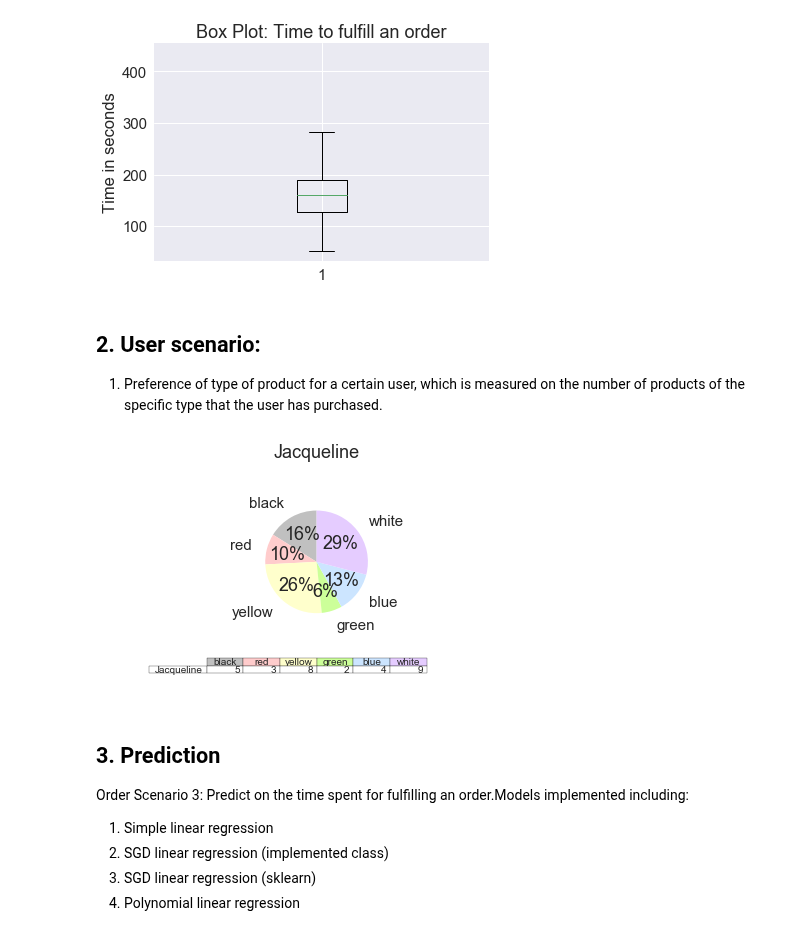
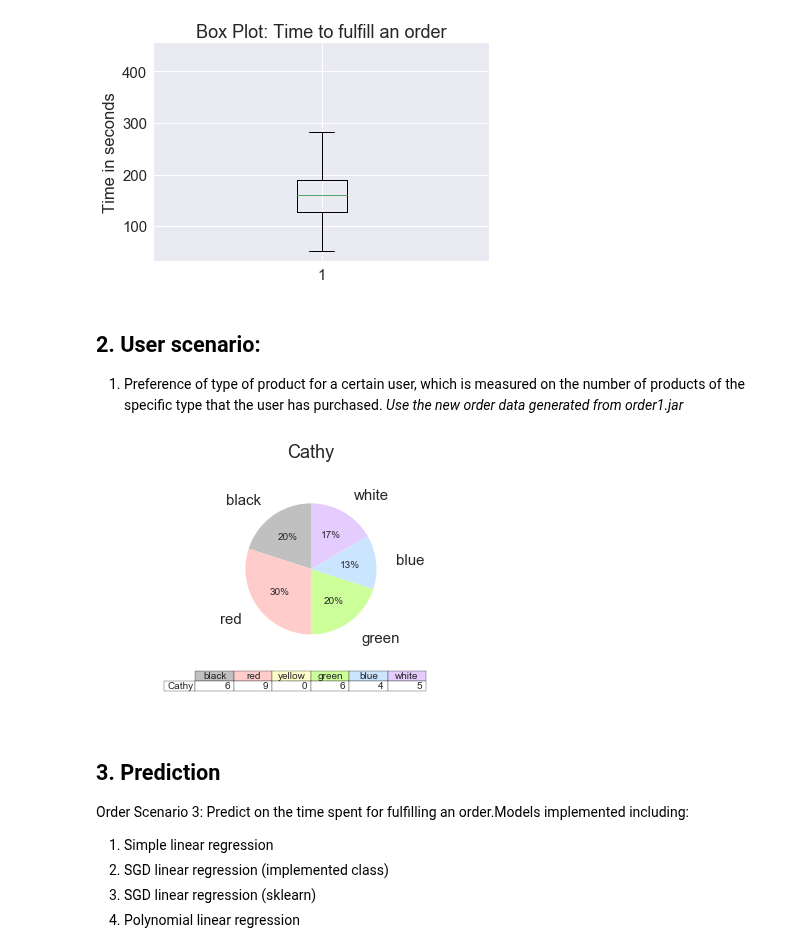
Before and after one commit to miaoever/IOT, a Jupyter notebook: Standup 6/IoT standup 6-regression-exp1.ipynb, the cells around one changed output. Drawn from its saved outputs; the diff is of its cells as text; code cells hidden in the pictures.

Commit message:
MOD: modify notebook based on the modified data

```diff
--- a/Standup 6/IoT standup 6-regression-exp1.ipynb
+++ b/Standup 6/IoT standup 6-regression-exp1.ipynb
@@ -17,20 +17,18 @@ import csv
 
 
 data = {}
-count = 0
-with open('./data/order/ws_orderinfo_orders_server.csv', 'rb') as pscfile:
+with open('../data/exp3/order/new_ws_orderinfo_orders_server.csv', 'rb') as pscfile:
     reader = csv.DictReader(pscfile)
     for row in reader:
         if not row['id'] in (None, ""):
-            count += 1
             data[row['id']] = {k:v for k,v in row.items() if k <> 'id'}
 
 
-with open('./data/order1/ws_orderinfo_orders_server.csv', 'rb') as pscfile:
+with open('../data/exp3/new/ws_orderinfo_orders_server.csv', 'rb') as pscfile:
     reader = csv.DictReader(pscfile)
     for row in reader:
         if not row['id'] in (None, ""):
-            data[str(int(row['id'])+count)] = {k:v for k,v in row.items() if k <> 'id'}
+            data[row['id']] = {k:v for k,v in row.items() if k <> 'id'}
 
 
 labels = 'black', 'red', 'yellow', 'green', 'blue', 'white'
@@ -132,8 +131,14 @@ import matplotlib.pyplot as plt
 # Here is the data read from the csv file
 results = []
 
-count = 0
-with open('./data/order1/ws_orderinfo_orders_server.csv', 'rb') as pscfile:
+with open('../data/exp3/order/new_ws_orderinfo_orders_server.csv', 'rb') as pscfile:
+    reader = csv.DictReader(pscfile)
+    for row in reader:
+        if not row['id'] in (None, ""):
+            shipdate = datetime.datetime.strptime(row['shipdate'], "%Y-%m-%d %H:%M:%S")
+            takendate = datetime.datetime.strptime(row['tokendate'], "%Y-%m-%d %H:%M:%S")
+            results.append((shipdate - takendate).total_seconds())
+with open('../data/exp3/new/ws_orderinfo_orders_server.csv', 'rb') as pscfile:
     reader = csv.DictReader(pscfile)
     for row in reader:
         if not row['id'] in (None, ""):
@@ -142,13 +147,6 @@ with open('./data/order1/ws_orderinfo_orders_server.csv', 'rb') as pscfile:
             results.append((shipdate - takendate).total_seconds())
 
 
-with open('./data/order/ws_orderinfo_orders_server.csv', 'rb') as pscfile:
-    reader = csv.DictReader(pscfile)
-    for row in reader:
-        if not row['id'] in (None, ""):
-            shipdate = datetime.datetime.strptime(row['shipdate'], "%Y-%m-%d %H:%M:%S")
-            takendate = datetime.datetime.strptime(row['tokendate'], "%Y-%m-%d %H:%M:%S")
-            results.append((shipdate - takendate).total_seconds())
 # Box plot
 fig, ax = plt.subplots()
 ax.set_title('Box Plot: Time to fulfill an order')
@@ -160,17 +158,18 @@ plt.show()
 # %% [markdown]
 ## 2. User scenario:
 1. Preference of type of product for a certain user, which is measured on the number of products of the specific type that the user has purchased.
+*Use the new order data generated from order1.jar*
 # %%
 import matplotlib.pyplot as plt
 from matplotlib.gridspec import GridSpec
 import csv
 
 # Here is the order id you want to visualize
-order_id = '45'
+order_id = '105'
 
 # Here is the data read from csv file
 data = {}
-with open('./data/order1/ws_orderinfo_orders_server.csv', 'rb') as pscfile:
+with open('../data/exp3/new/ws_orderinfo_orders_server.csv', 'rb') as pscfile:
     reader = csv.DictReader(pscfile)
     for row in reader:
       data[row['id']] = {k:v for k,v in row.items() if k <> 'id'}
@@ -198,34 +197,34 @@ title.set_title(customer)
 pieLabels = []
 pieFracs = []
 pieColors = []
 count = -1
 for i in fracs:
 	count += 1
 	if i != '0':
 		pieFracs.append(i)
 		pieLabels.append(labels[count])
 		pieColors.append(colors[count])
 
 ax.pie(pieFracs, labels=pieLabels, colors=pieColors, autopct='%.0f%%', shadow=False, startangle=90, labeldistance=1.3)
 ax.axis('equal')
 
 
 # Table
 cellText = [fracs]
 the_table = ax1.table(cellText=[fracs],
                       rowLabels=[customer],
                       colColours=colors,
                       colLabels=labels,
                       colWidths=[0.1, 0.1, 0.1, 0.1, 0.1, 0.1],
                       loc='center')
 ax1.axis('off')
 
 # plot
 plt.subplots_adjust(top=0.8, bottom=0.2)
 plt.tight_layout()
 plt.show()
 # %% [output]
-[figure, old version]
+[figure, new version]
 # %% [markdown]
 ## 3. Prediction
 Order Scenario 3: Predict on the time spent for fulfilling an order.Models implemented including:
```
Also changed, not shown: parts of 12 cells of this notebook, 1 other file.
